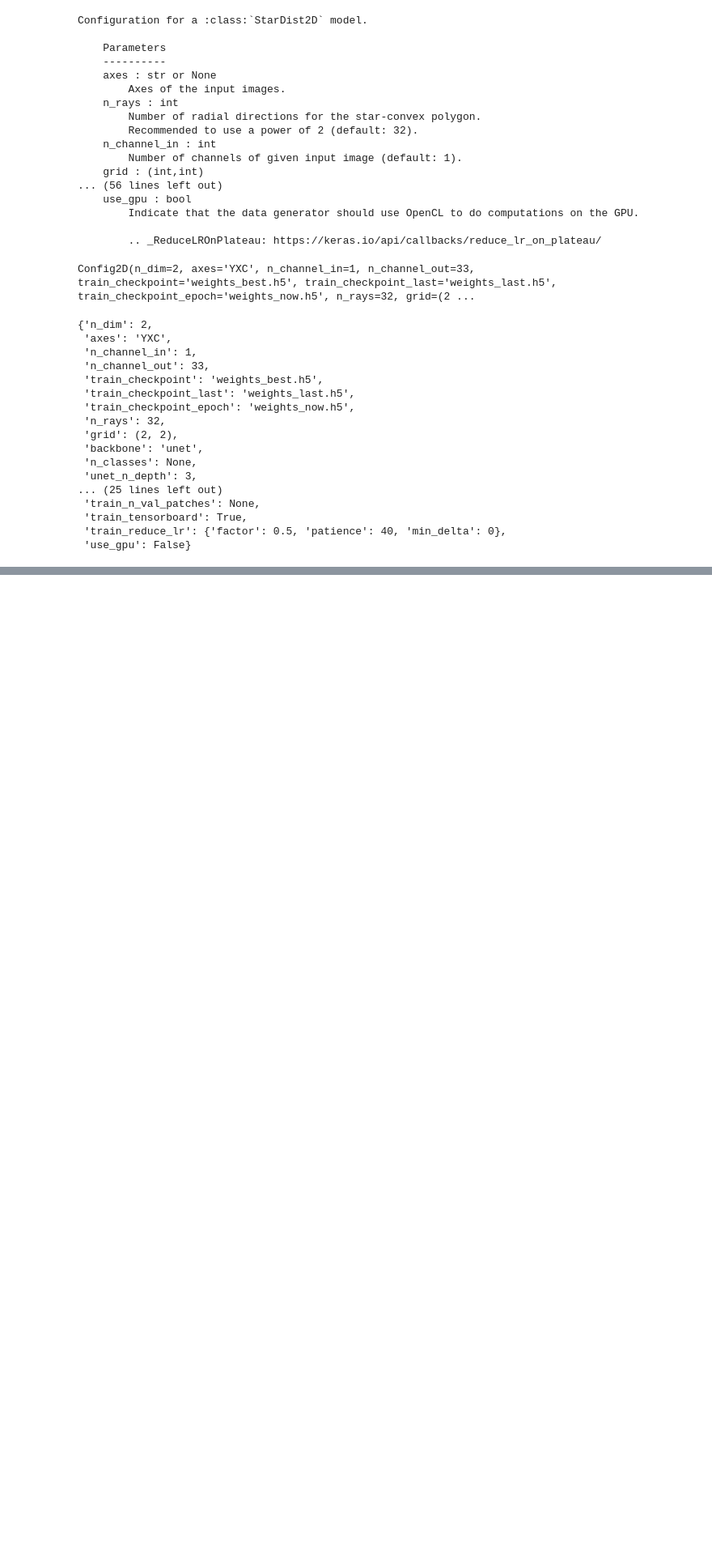
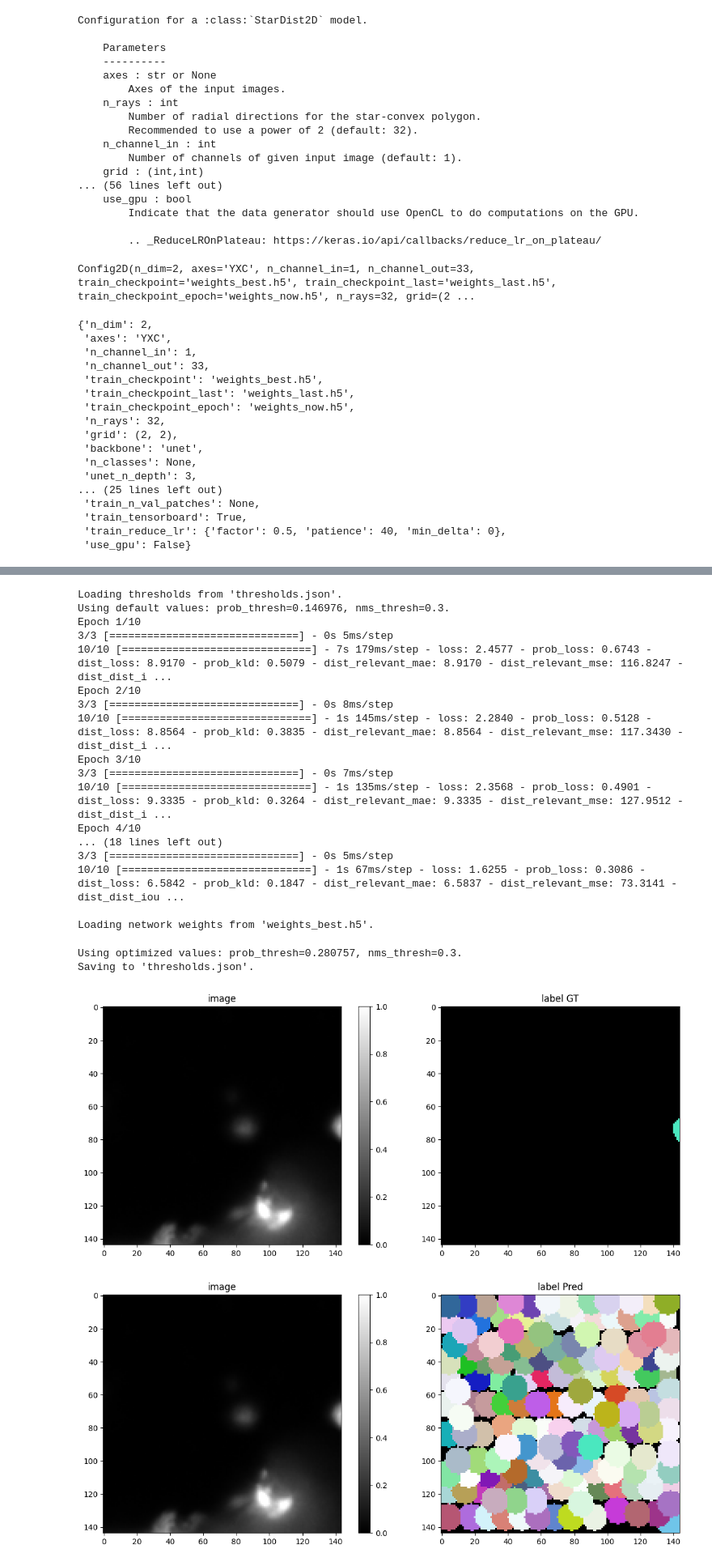
Before and after one commit to CS-433/ml-project-2-segmentedsouls, a Jupyter notebook: stardist_segm.ipynb, the cells around one changed output, grey strips where cells are left out. Shown at 81% size. Cells and saved outputs as stored; diff of their text form; code cells hidden in the pictures; blank space fills up the shorter version.

Commit message:
cv-stardist

```diff
--- a/stardist_segm.ipynb
+++ b/stardist_segm.ipynb
@@ -50,2 +45,5 @@ Y = sorted(glob('/content/input_lab.tif'))
+# %%
+X = list(glob('data/in1-sec.tif'))
+Y = list(glob('data/in1-sec_lab.tif'))
 # %%
 import numpy as np
@@ -140,0 +214,4 @@ number of images:   9
+# %%
+from stardist_model import Stardist
+model = Stardist(32, False, (2,2))
+model.CV(X_trn, Y_trn, X_val, Y_val, augmenter, [0.001], [5], [1])
@@ -297,0 +543,25 @@ for _ in range(3):
+# %%
+f1_score = list()
+for learning_rate in [0.1, 0.01, 0.001, 0.0001]:
+    conf = Config2D (
+        n_rays       = n_rays,
+        grid         = grid,
+        use_gpu      = False,
+        n_channel_in = n_channel,
+        train_patch_size = (144, 144),
+        train_learning_rate       = learning_rate
+    )
+    model = StarDist2D(conf, name='stardist_tutorial', basedir='/content/drive/MyDrive/Colab Notebooks/models')
+    model.train(X_trn, Y_trn, validation_data=(X_val,Y_val), augmenter=augmenter, epochs=10, steps_per_epoch=10)
+
+    model.optimize_thresholds(X_val, Y_val)
+    Y_val_pred = [model.predict_instances(x, n_tiles=model._guess_n_tiles(x), show_tile_progress=False)[0]
+                  for x in tqdm(X_val)]
+
+
+    taus = [0.1, 0.2, 0.3, 0.4, 0.5, 0.6, 0.7, 0.8, 0.9]
+    stats = [matching_dataset(Y_val[0], Y_val_pred[0], thresh=t, show_progress=False) for t in tqdm(taus)]
+
+    stats[taus.index(0.5)]
+    f1_score.append(stats[4])
+# %% [output]
@@ -297,0 +626,21 @@ for _ in range(3):
+Loading thresholds from 'thresholds.json'.
+Using default values: prob_thresh=0.146976, nms_thresh=0.3.
+Epoch 1/10
+3/3 [==============================] - 0s 5ms/step
+10/10 [==============================] - 7s 179ms/step - loss: 2.4577 - prob_loss: 0.6743 - dist_loss: 8.9170 - prob_kld: 0.5079 - dist_relevant_mae: 8.9170 - dist_relevant_mse: 116.8247 - dist_dist_i ...
+Epoch 2/10
+3/3 [==============================] - 0s 8ms/step
+10/10 [==============================] - 1s 145ms/step - loss: 2.2840 - prob_loss: 0.5128 - dist_loss: 8.8564 - prob_kld: 0.3835 - dist_relevant_mae: 8.8564 - dist_relevant_mse: 117.3430 - dist_dist_i ...
+Epoch 3/10
+3/3 [==============================] - 0s 7ms/step
+10/10 [==============================] - 1s 135ms/step - loss: 2.3568 - prob_loss: 0.4901 - dist_loss: 9.3335 - prob_kld: 0.3264 - dist_relevant_mae: 9.3335 - dist_relevant_mse: 127.9512 - dist_dist_i ...
+Epoch 4/10
+... (18 lines left out)
+3/3 [==============================] - 0s 5ms/step
+10/10 [==============================] - 1s 67ms/step - loss: 1.6255 - prob_loss: 0.3086 - dist_loss: 6.5842 - prob_kld: 0.1847 - dist_relevant_mae: 6.5837 - dist_relevant_mse: 73.3141 - dist_dist_iou ...
+
+Loading network weights from 'weights_best.h5'.
+Using optimized values: prob_thresh=0.280757, nms_thresh=0.3.
+Saving to 'thresholds.json'.
+[figure, added]
+[figure, added]
```
Also changed, not shown: parts of 30 cells of this notebook, 51 other files.
